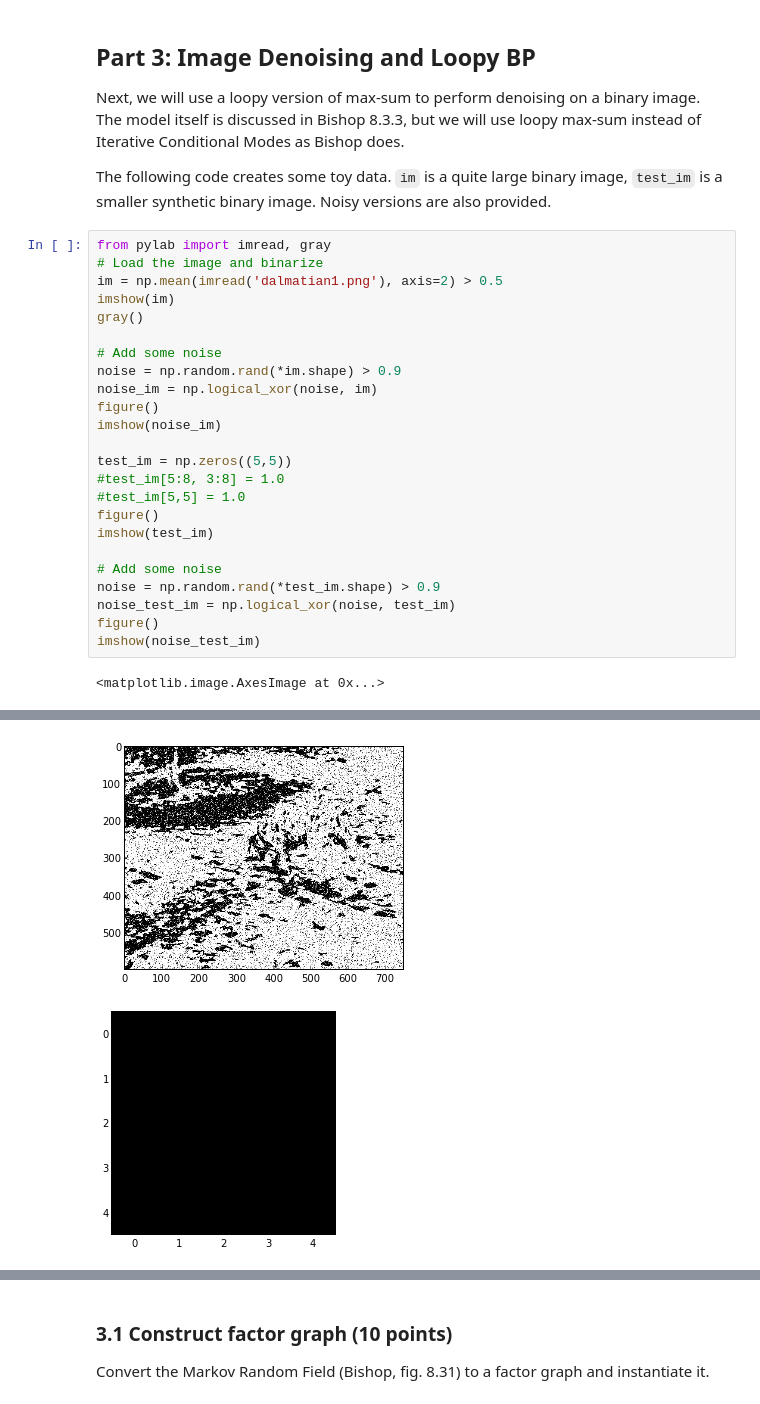
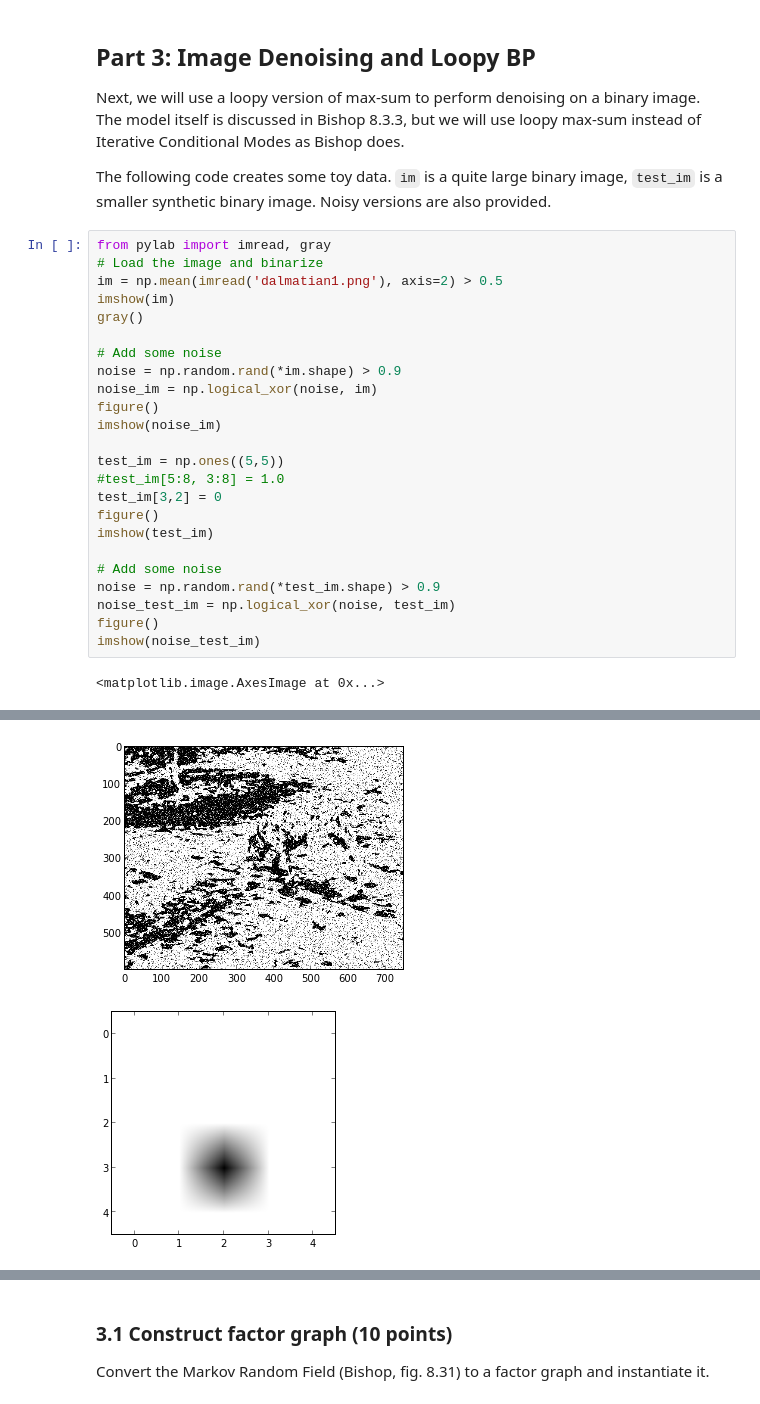
Before and after one commit to stablum/mlpm, a Jupyter notebook: 2/lab2draft2.ipynb, the cells around one changed output, grey strips where cells are left out. Drawn from its saved outputs; the diff is of its cells as text.

```diff
--- a/2/lab2draft2.ipynb
+++ b/2/lab2draft2.ipynb
@@ -831,29 +831,29 @@ The following code creates some toy data. `im` is a quite large binary image, `t
 # %%
 from pylab import imread, gray
 # Load the image and binarize
 im = np.mean(imread('dalmatian1.png'), axis=2) > 0.5
 imshow(im)
 gray()
 
 # Add some noise
 noise = np.random.rand(*im.shape) > 0.9
 noise_im = np.logical_xor(noise, im)
 figure()
 imshow(noise_im)
 
-test_im = np.zeros((5,5))
+test_im = np.ones((5,5))
 #test_im[5:8, 3:8] = 1.0
-#test_im[5,5] = 1.0
+test_im[3,2] = 0
 figure()
 imshow(test_im)
 
 # Add some noise
 noise = np.random.rand(*test_im.shape) > 0.9
 noise_test_im = np.logical_xor(noise, test_im)
 figure()
 imshow(noise_test_im)
 # %% [output]
 <matplotlib.image.AxesImage at 0x...>
 [figure]
-[figure, old version]
+[figure, new version]
-[figure, old version]
+[figure, new version]
```
Also changed, not shown: parts of 7 cells of this notebook.
